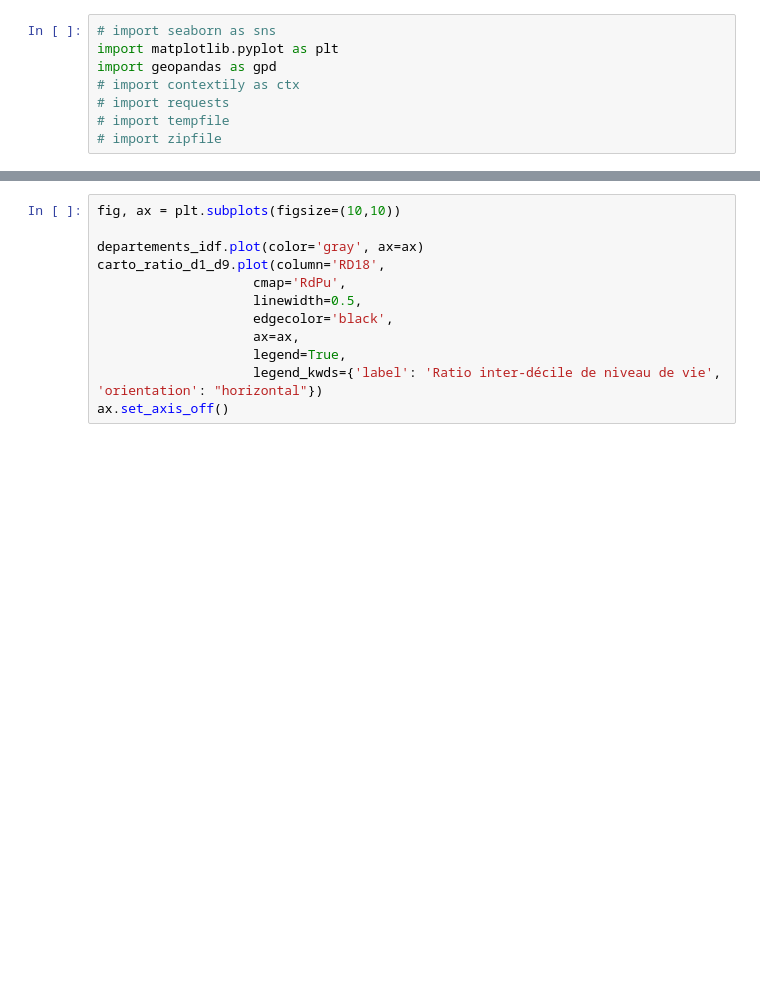
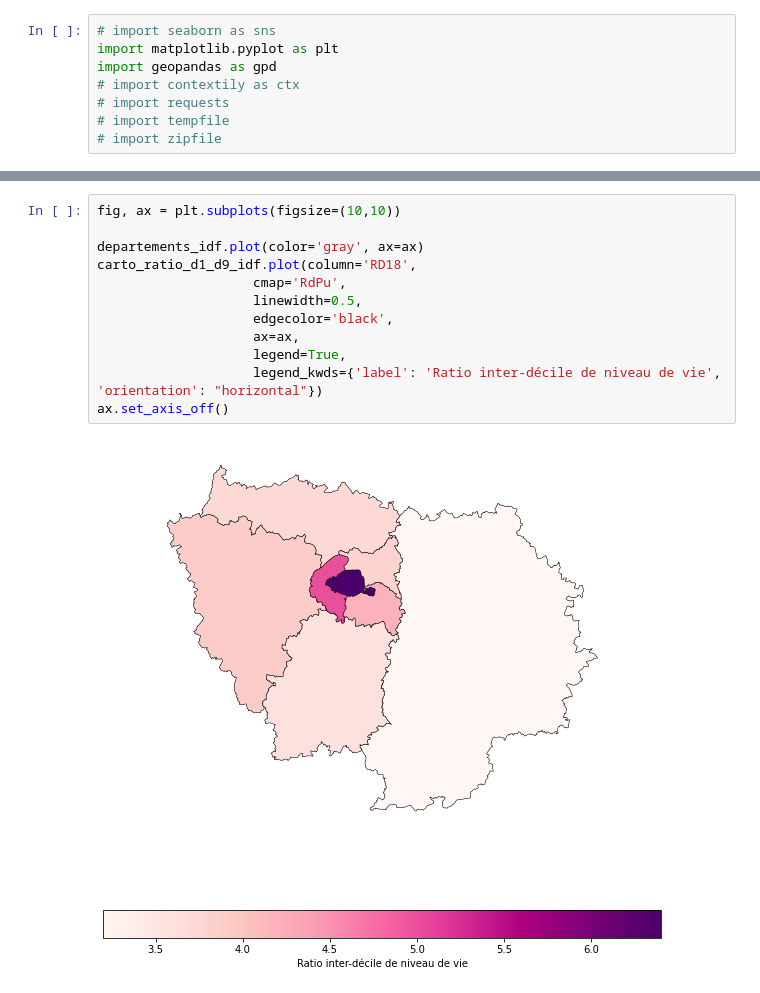
Before and after one commit to cthiounn/python-datascience-ENSAE-2A, a Jupyter notebook: Etude départementale/Cartes_descriptives.ipynb, the cells around one changed output, grey strips where cells are left out. Drawn from its saved outputs; the diff is of its cells as text; blank space fills up the shorter version.

```diff
--- a/Etude départementale/Cartes_descriptives.ipynb
+++ b/Etude départementale/Cartes_descriptives.ipynb
@@ -117,12 +533,14 @@ ax.set_axis_off()
 # %%
 fig, ax = plt.subplots(figsize=(10,10))
 
 departements_idf.plot(color='gray', ax=ax)
-carto_ratio_d1_d9.plot(column='RD18',
+carto_ratio_d1_d9_idf.plot(column='RD18',
                     cmap='RdPu',
                     linewidth=0.5,
                     edgecolor='black',
                     ax=ax,
                     legend=True,
                     legend_kwds={'label': 'Ratio inter-décile de niveau de vie', 'orientation': "horizontal"})
 ax.set_axis_off()
+# %% [output]
+[figure, added]
```
Also changed, not shown: parts of 50 cells of this notebook.
